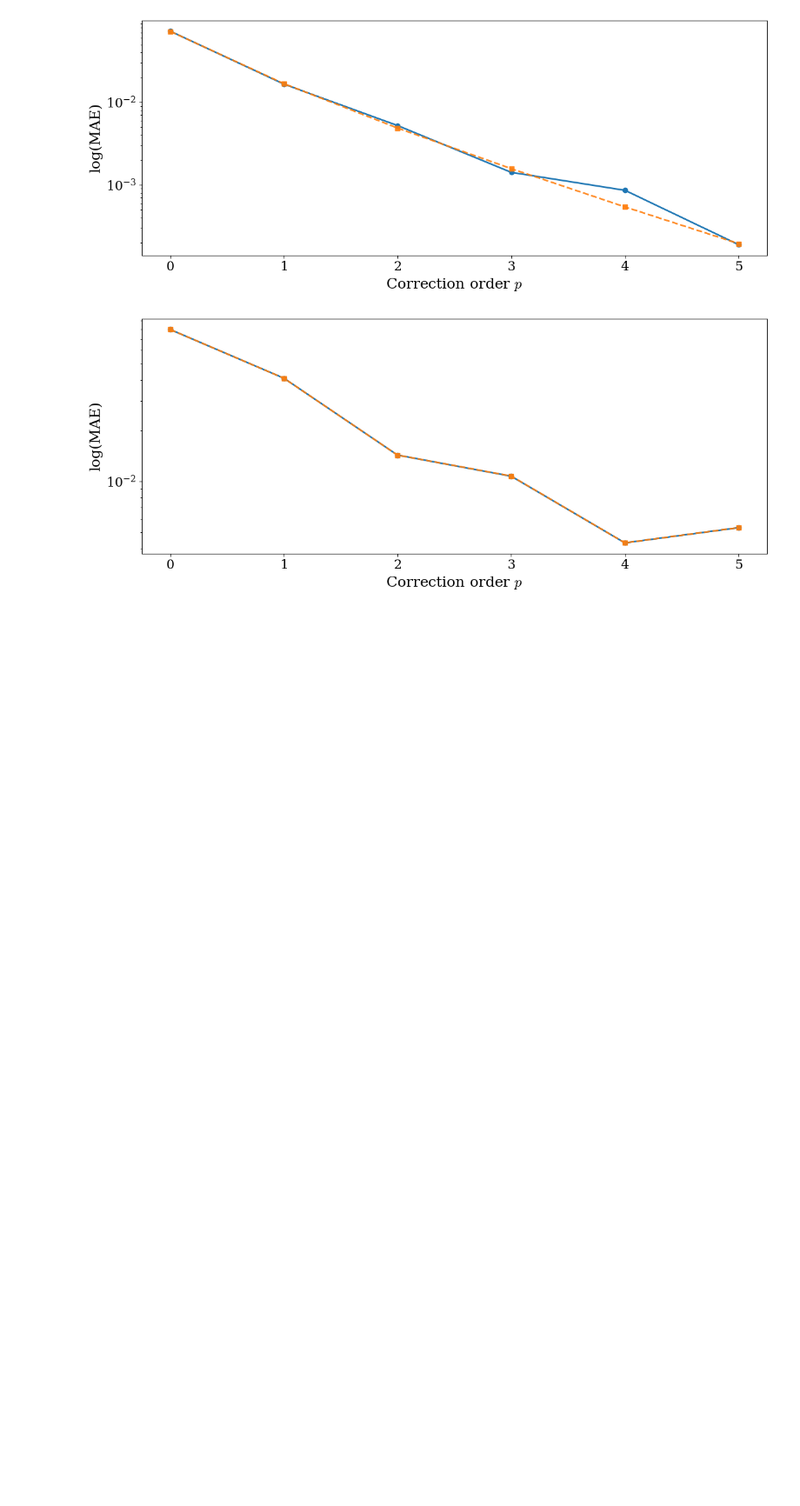
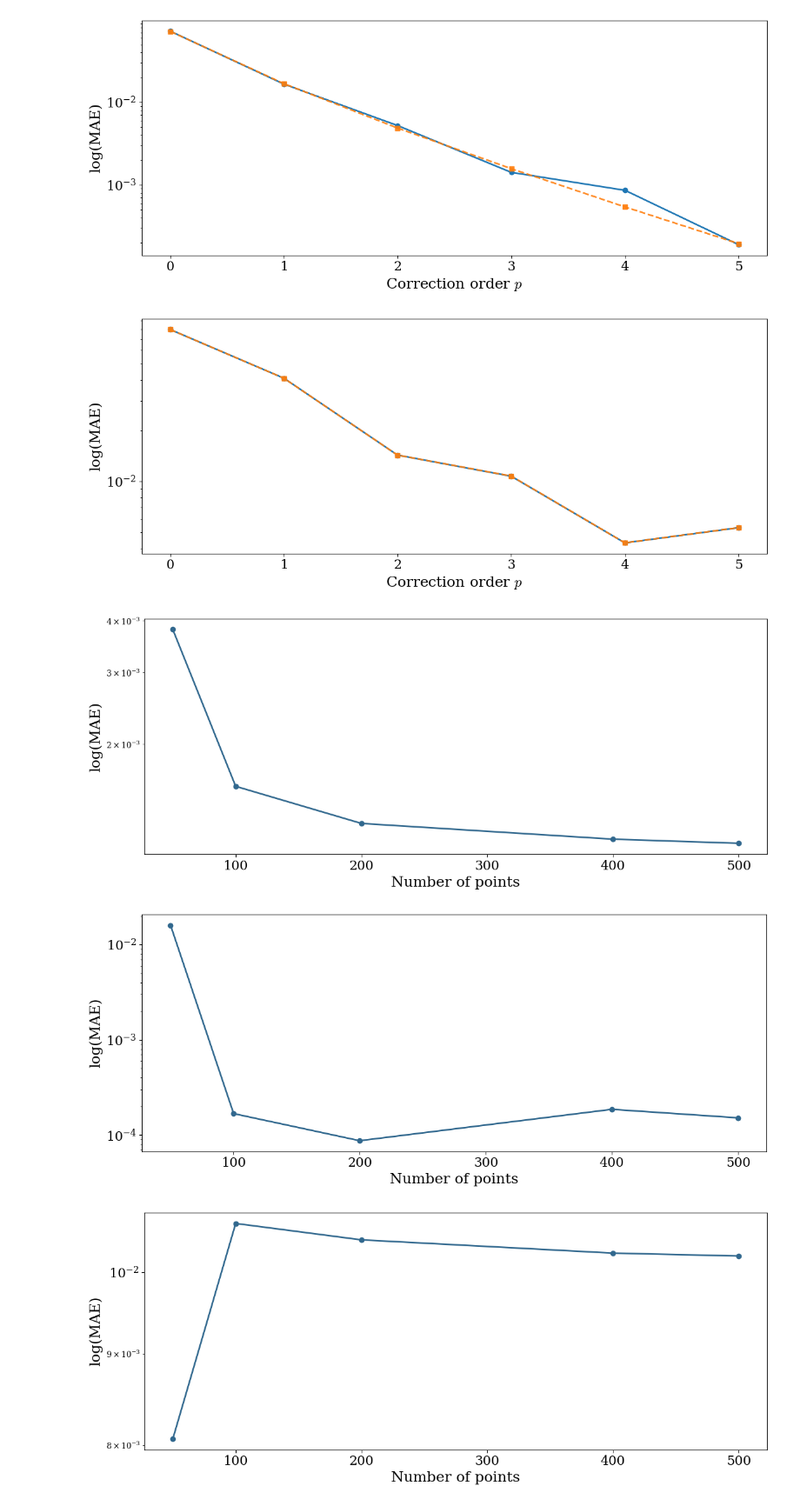
Before and after one commit to esemsc-dda24/PTL-PINNs, a Jupyter notebook: ptlpinns/results/oscillator/time_acc_vs_order.ipynb, the cells around one changed output. Shown at 87% size. Saved outputs shown, nothing was run; the diff lists cells and outputs as text; code cells hidden in the pictures; blank space fills up the shorter version.

Commit message:
added grpah of variation with number of points

```diff
--- a/ptlpinns/results/oscillator/time_acc_vs_order.ipynb
+++ b/ptlpinns/results/oscillator/time_acc_vs_order.ipynb
@@ -321,3 +321,40 @@ for i in range(error.shape[0]):
 [figure]
 [figure]
 [figure]
+# %%
+N_underdamped = [np.float64(0.016000109162551707), np.float64(0.00016808621526585355), np.float64(8.72843739680157e-05), np.float64(0.00018636145160865064), np.float64(0.00015177595107703)]
+N_overdamped = [np.float64(0.008064142525286665), np.float64(0.01065488928815103), np.float64(0.01043166390959783), np.float64(0.010254248746668368), np.float64(0.01021585186175404)]
+N_undamped = [np.float64(0.003808201463876767), np.float64(0.0015764518087174302), np.float64(0.0012795728957352898), np.float64(0.0011712735520655378), np.float64(0.0011442754452036439)]
+N_lotka = [np.float64(0.011305434177548907), np.float64(0.005368907385856304), np.float64(0.005303447351417099), np.float64(0.005339104182990371), np.float64(0.005330641704641659)]
+
+N_list = np.array([N_undamped, N_underdamped, N_overdamped,  N_lotka])
+
+# --- Colormap ---
+cmap = cm.get_cmap("viridis", N_list.shape[0])
+
+# --- Loop over damping levels ---
+for i in range(N_list.shape[0]):
+    fig, ax = plt.subplots(figsize=(12, 5))
+
+    base_color = cmap(1 / (N_list.shape[0] - 1))
+    rk_color   = base_color
+    pinn_color = cm.viridis(0.1 + 0.8 * i / (N_list.shape[0] - 1))
+
+    ax.plot(
+        [50, 100, 200, 400, 500],
+        N_list[i],
+        marker='o',
+        linewidth=2.0,
+        color=base_color,
+    )
+
+    ax.set_yscale('log')
+    ax.set_xlabel("Number of points", fontsize=18)
+    ax.set_ylabel("log(MAE)", fontsize=18)
+    ax.tick_params(labelsize=16)
+    plt.tight_layout()
+    plt.show()
+# %% [output]
+[figure, added]
+[figure, added]
+[figure, added]
```
Also changed, not shown: parts of 3 cells of this notebook, 3 other files.
